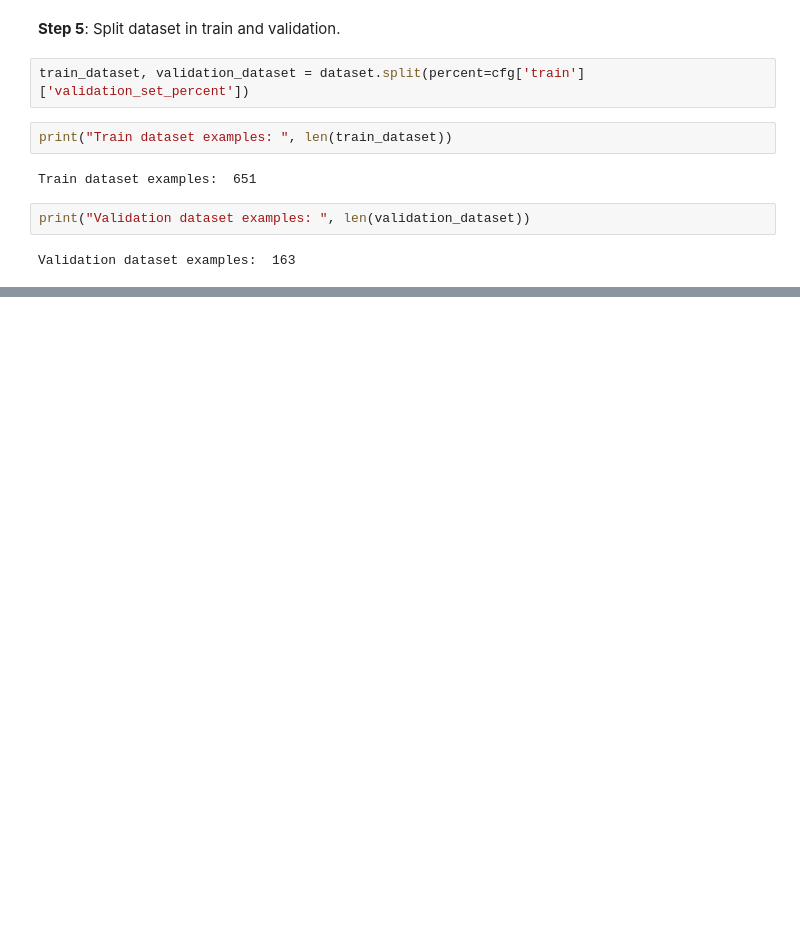
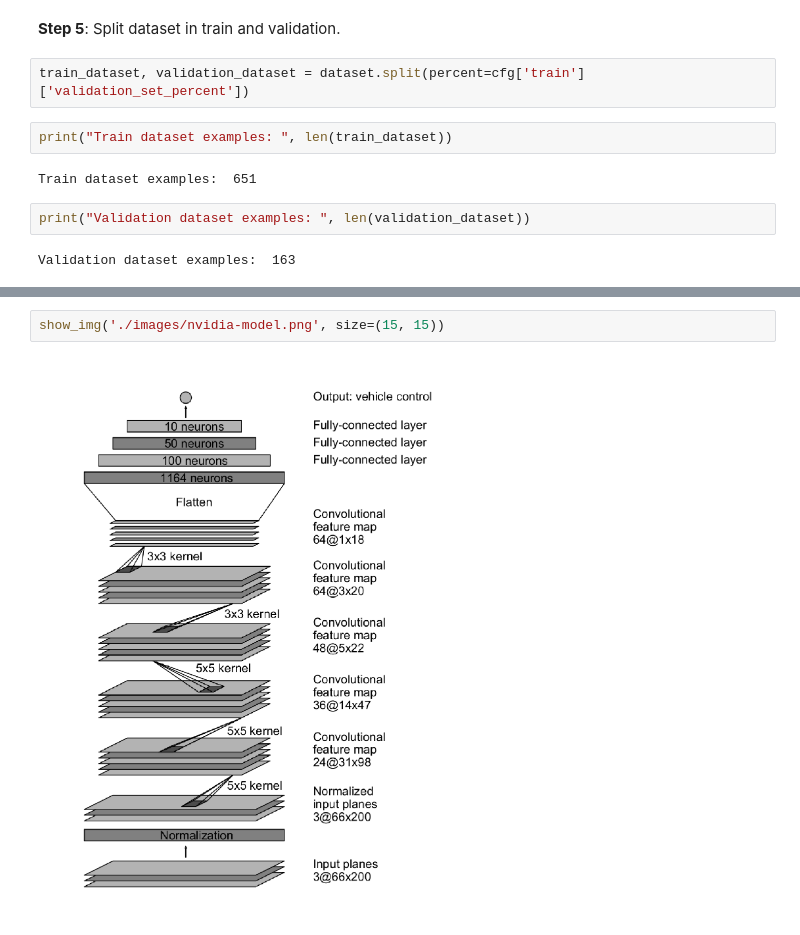
Before and after one commit to adrianmarino/self-driving-car-model, a Jupyter notebook: model-analysis.ipynb, the cells around one changed output, grey strips where cells are left out. Cells and saved outputs as stored; diff of their text form; blank space fills up the shorter version.

Commit message:
create nvidia model

```diff
--- a/model-analysis.ipynb
+++ b/model-analysis.ipynb
@@ -57,0 +83,4 @@ Validation dataset examples:  163
+# %%
+show_img('./images/nvidia-model.png', size=(15, 15))
+# %% [output]
+[figure, added]
```
Also changed, not shown: parts of 3 cells of this notebook, 3 other files.
